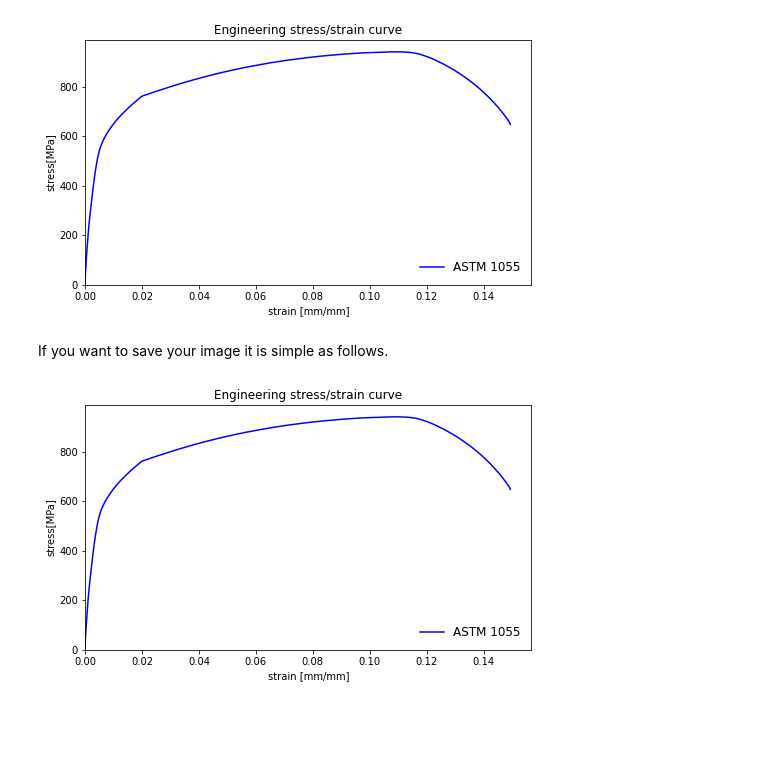
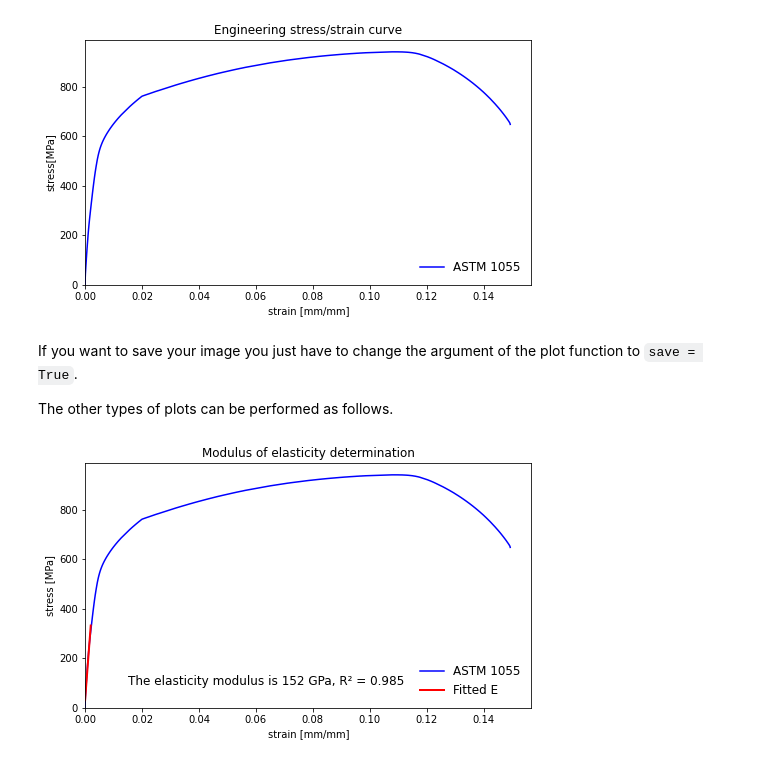
Before and after one commit to pedrodamas0803/mechtest_ufmg, a Jupyter notebook: docs/demo.ipynb, the cells around one changed output. Cells and saved outputs as stored; diff of their text form; code cells hidden in the pictures; blank space fills up the shorter version.

```diff
--- a/docs/demo.ipynb
+++ b/docs/demo.ipynb
@@ -83,8 +83,10 @@ steel1.plot_conventional_curve()
 # %% [output]
 [figure]
-# %% [markdown]
-If you want to save your image it is simple as follows.
-# %%
-steel1.plot_conventional_curve(save=True)
-# %% [output]
-[figure, removed]
+# %% [markdown]
+If you want to save your image you just have to change the argument of the plot function to `save = True`.
+
+The other types of plots can be performed as follows.
+# %%
+steel1.plot_young_modulus()
+# %% [output]
+[figure, added]
```
Also changed, not shown: parts of 8 cells of this notebook, 1 other file.
